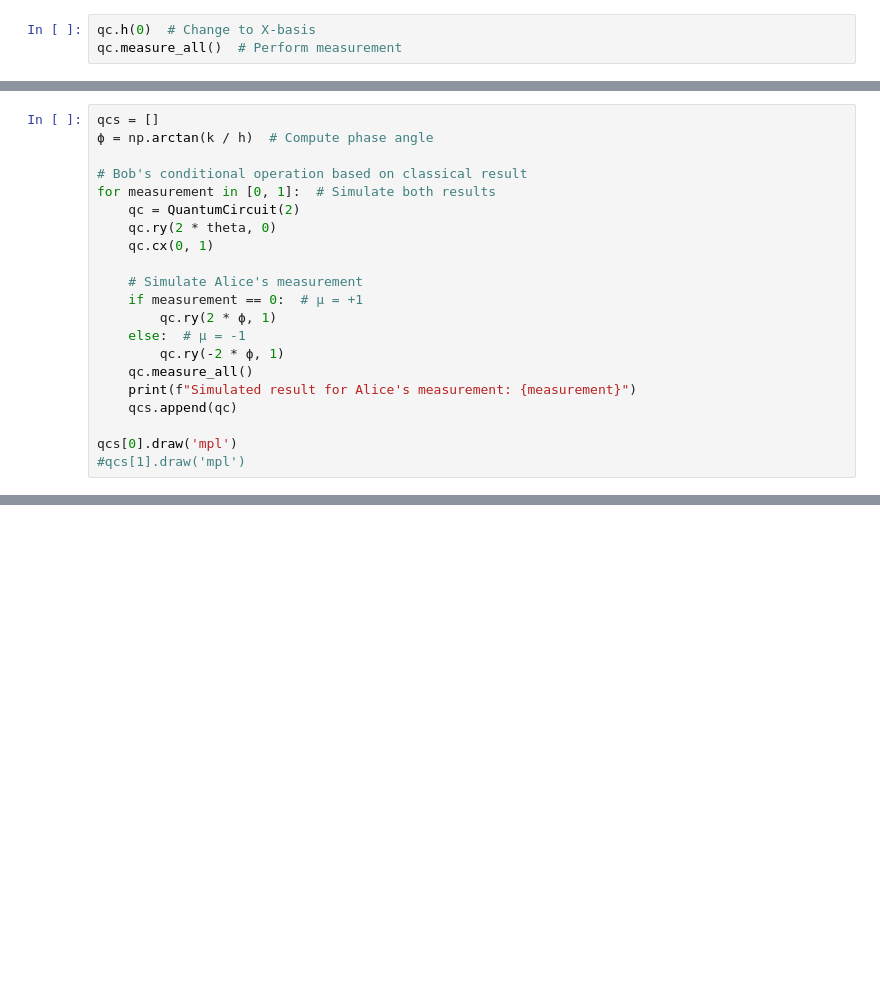
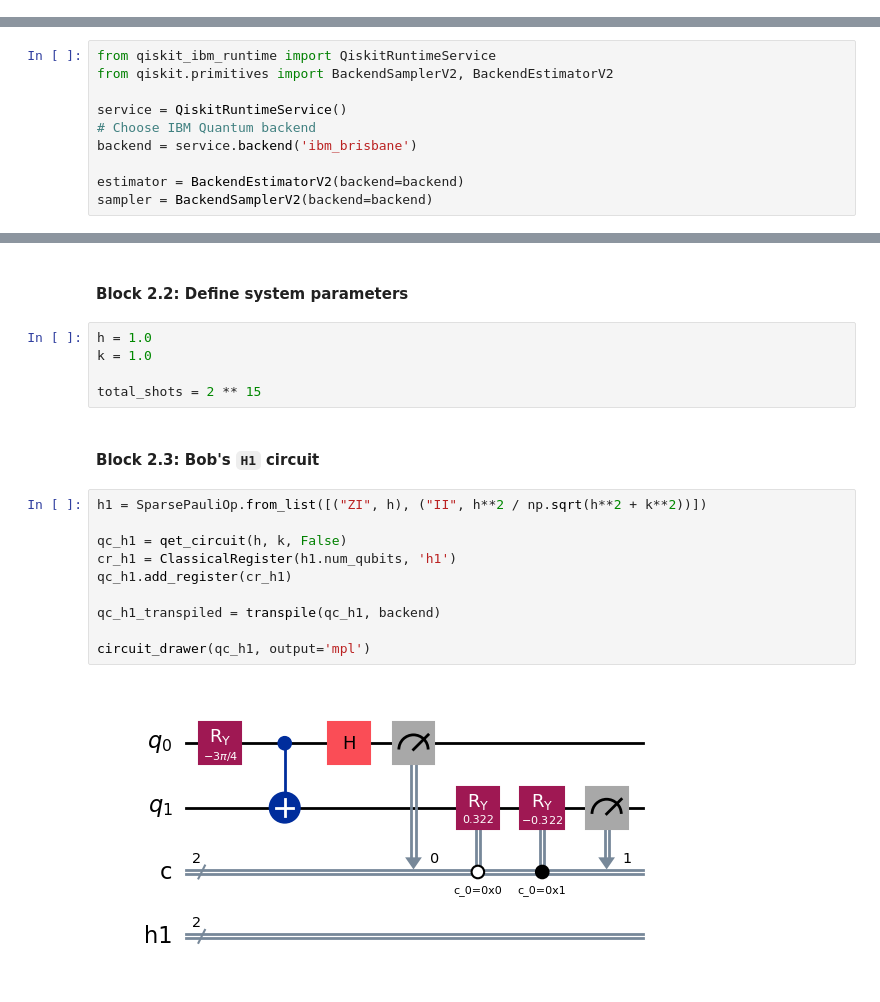
Before and after one commit to Amir1603/quantum, a Jupyter notebook: ibm/redo.ipynb, the cells around one changed output, grey strips where cells are left out. Drawn from its saved outputs; the diff is of its cells as text; blank space fills up the shorter version.

```diff
--- a/ibm/redo.ipynb
+++ b/ibm/redo.ipynb
@@ -21,3 +0,0 @@ qc.draw('mpl')  # Visualize the circuit
-# %%
-qc.h(0)  # Change to X-basis
-qc.measure_all()  # Perform measurement
@@ -26,21 +0,0 @@ qc.measure_all()  # Perform measurement
-# %%
-qcs = []
-ϕ = np.arctan(k / h)  # Compute phase angle
-
-# Bob's conditional operation based on classical result
-for measurement in [0, 1]:  # Simulate both results
-    qc = QuantumCircuit(2)
-    qc.ry(2 * theta, 0)
-    qc.cx(0, 1)
-
-    # Simulate Alice's measurement
-    if measurement == 0:  # µ = +1
-        qc.ry(2 * ϕ, 1)
-    else:  # µ = -1
-        qc.ry(-2 * ϕ, 1)
-    qc.measure_all()
-    print(f"Simulated result for Alice's measurement: {measurement}")
-    qcs.append(qc)
-
-qcs[0].draw('mpl')
-#qcs[1].draw('mpl')
@@ -61,0 +14,10 @@ Simulated result for Alice's measurement: 1
+# %%
+from qiskit_ibm_runtime import QiskitRuntimeService
+from qiskit.primitives import BackendSamplerV2, BackendEstimatorV2
+
+service = QiskitRuntimeService()
+# Choose IBM Quantum backend
+backend = service.backend('ibm_brisbane')
+
+estimator = BackendEstimatorV2(backend=backend)
+sampler = BackendSamplerV2(backend=backend)
@@ -61,0 +70,21 @@ Simulated result for Alice's measurement: 1
+# %% [markdown]
+#### Block 2.2: Define system parameters
+# %%
+h = 1.0
+k = 1.0
+
+total_shots = 2 ** 15
+# %% [markdown]
+#### Block 2.3: Bob's `H1` circuit
+# %%
+h1 = SparsePauliOp.from_list([("ZI", h), ("II", h**2 / np.sqrt(h**2 + k**2))])
+
+qc_h1 = qet_circuit(h, k, False)
+cr_h1 = ClassicalRegister(h1.num_qubits, 'h1')
+qc_h1.add_register(cr_h1)
+
+qc_h1_transpiled = transpile(qc_h1, backend)
+
+circuit_drawer(qc_h1, output='mpl')
+# %% [output]
+[figure, added]
```
Also changed, not shown: parts of 51 cells of this notebook, 3 other files.
